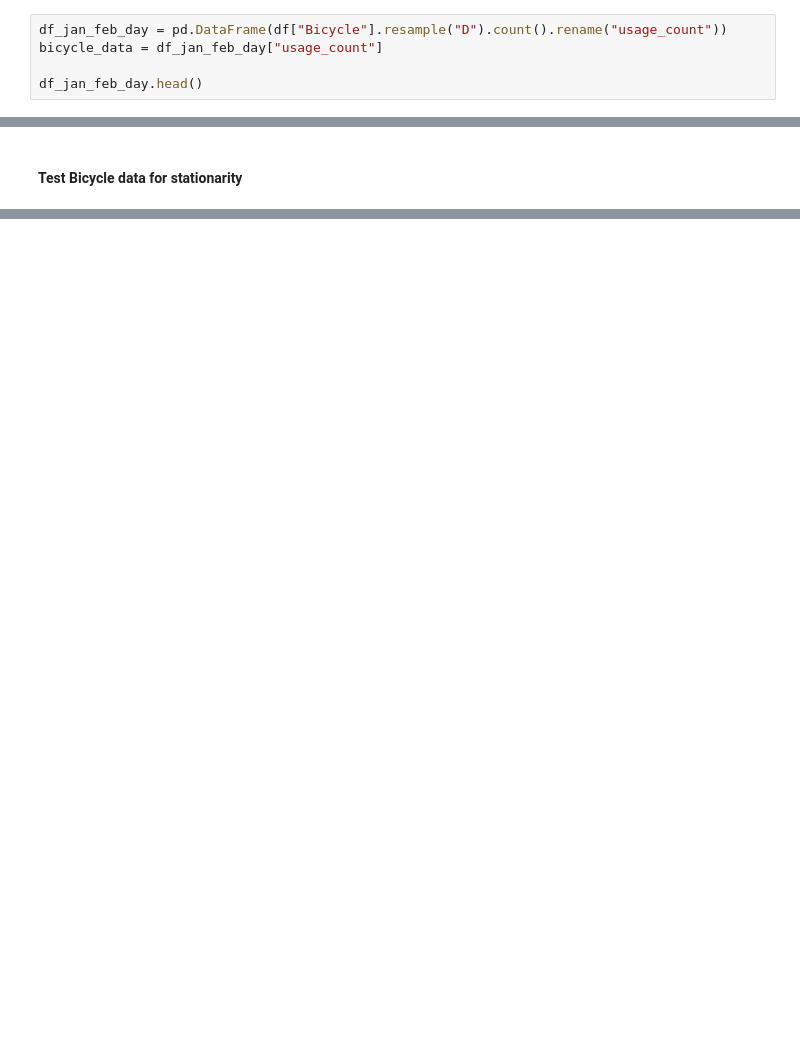
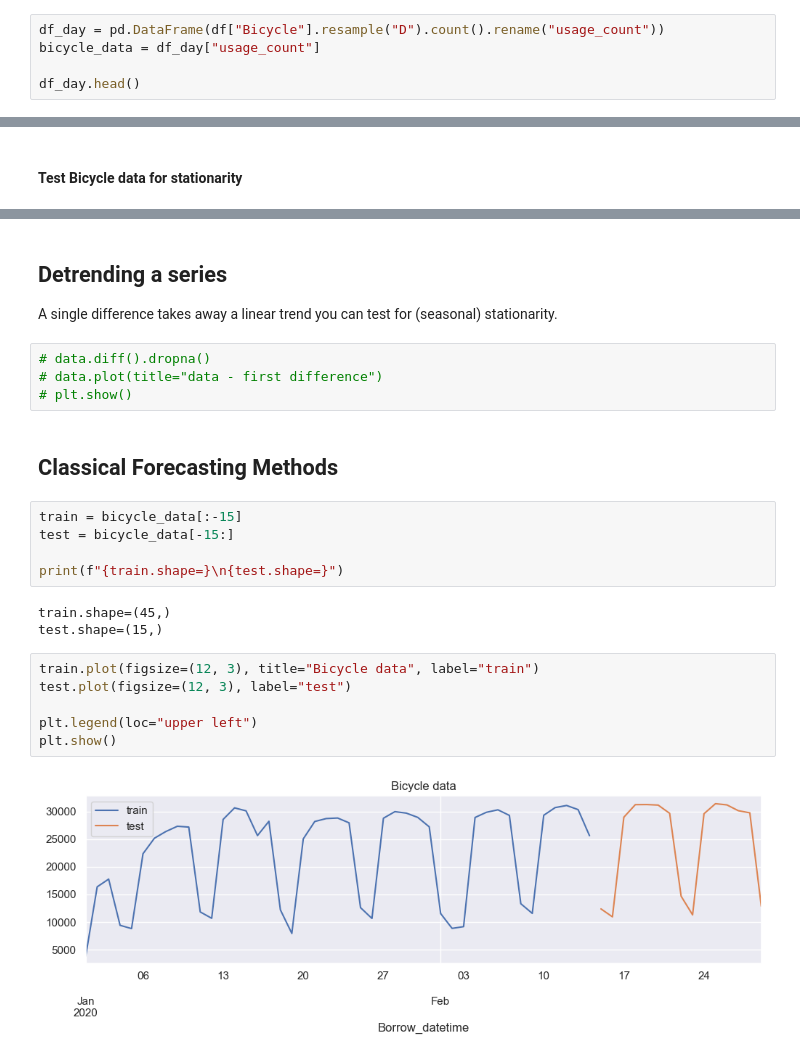
Before and after one commit to iamr0b0tx/getting-started-with-time-series-forcasting, a Jupyter notebook: main.ipynb, the cells around one changed output, grey strips where cells are left out. Cells and saved outputs as stored; diff of their text form; blank space fills up the shorter version.

```diff
--- a/main.ipynb
+++ b/main.ipynb
@@ -108,10 +108,10 @@ plt.show()
 # %% [output]
 [figure]
 # %%
-df_jan_feb_day = pd.DataFrame(df["Bicycle"].resample("D").count().rename("usage_count"))
-bicycle_data = df_jan_feb_day["usage_count"]
+df_day = pd.DataFrame(df["Bicycle"].resample("D").count().rename("usage_count"))
+bicycle_data = df_day["usage_count"]
 
-df_jan_feb_day.head()
+df_day.head()
 # %% [output]
 |  | usage_count |
 | Borrow_datetime |  |
@@ -354,3 +369,29 @@ Cannot reject the KPSS null hypothesis. Time series must be STATIONARY
 look-up table. The actual p-value is greater than the p-value returned.
 
   warnings.warn(
+# %% [markdown]
+## Detrending a series
+
+A single difference takes away a linear trend you can test for (seasonal) stationarity.
+# %%
+# data.diff().dropna()
+# data.plot(title="data - first difference")
+# plt.show()
+# %% [markdown]
+## Classical Forecasting Methods
+# %%
+train = bicycle_data[:-15]
+test = bicycle_data[-15:]
+
+print(f"{train.shape=}\n{test.shape=}")
+# %% [output]
+train.shape=(45,)
+test.shape=(15,)
+# %%
+train.plot(figsize=(12, 3), title="Bicycle data", label="train")
+test.plot(figsize=(12, 3), label="test")
+
+plt.legend(loc="upper left")
+plt.show()
+# %% [output]
+[figure, added]
```
Also changed, not shown: parts of 19 cells of this notebook, 1 other file.
